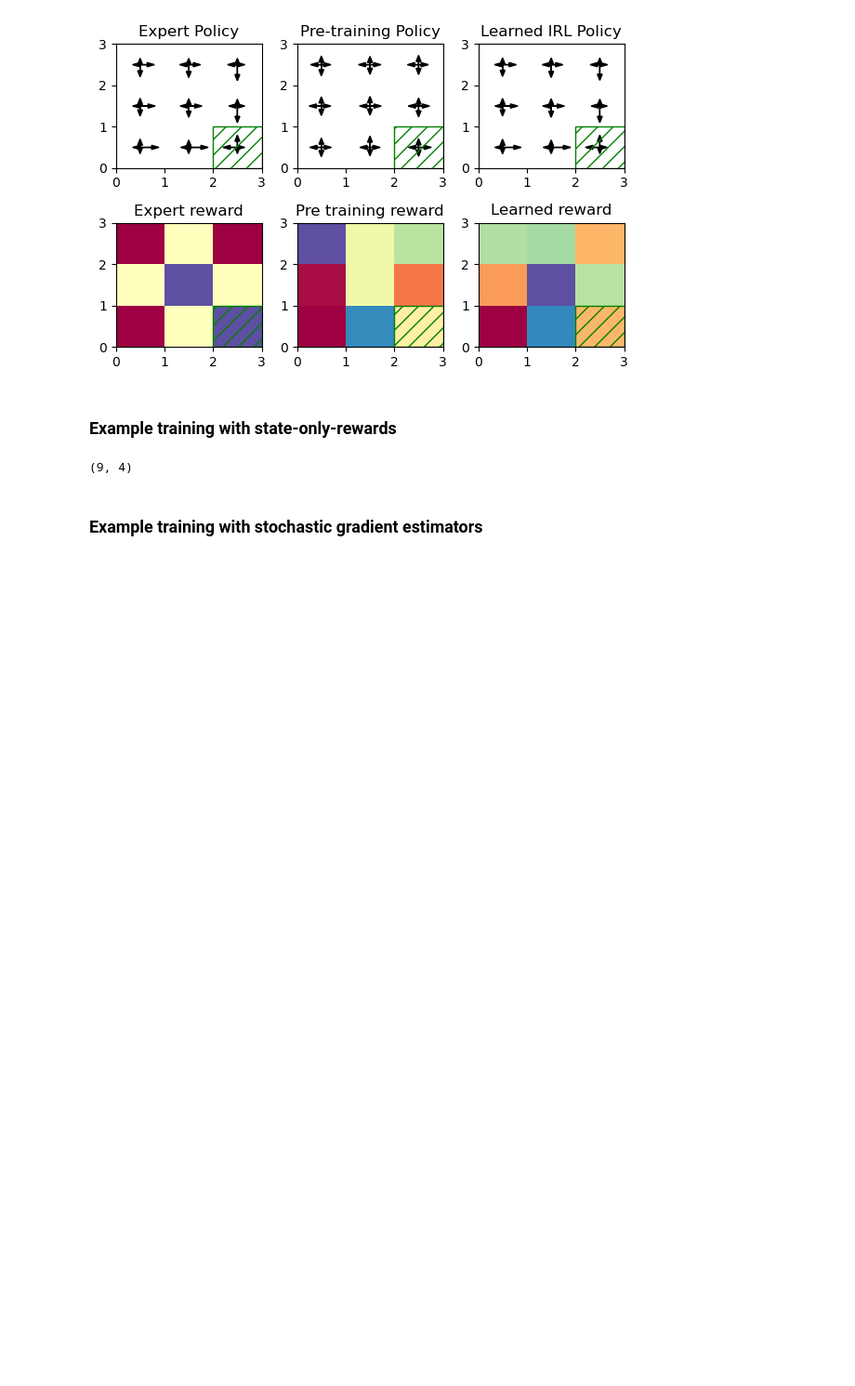
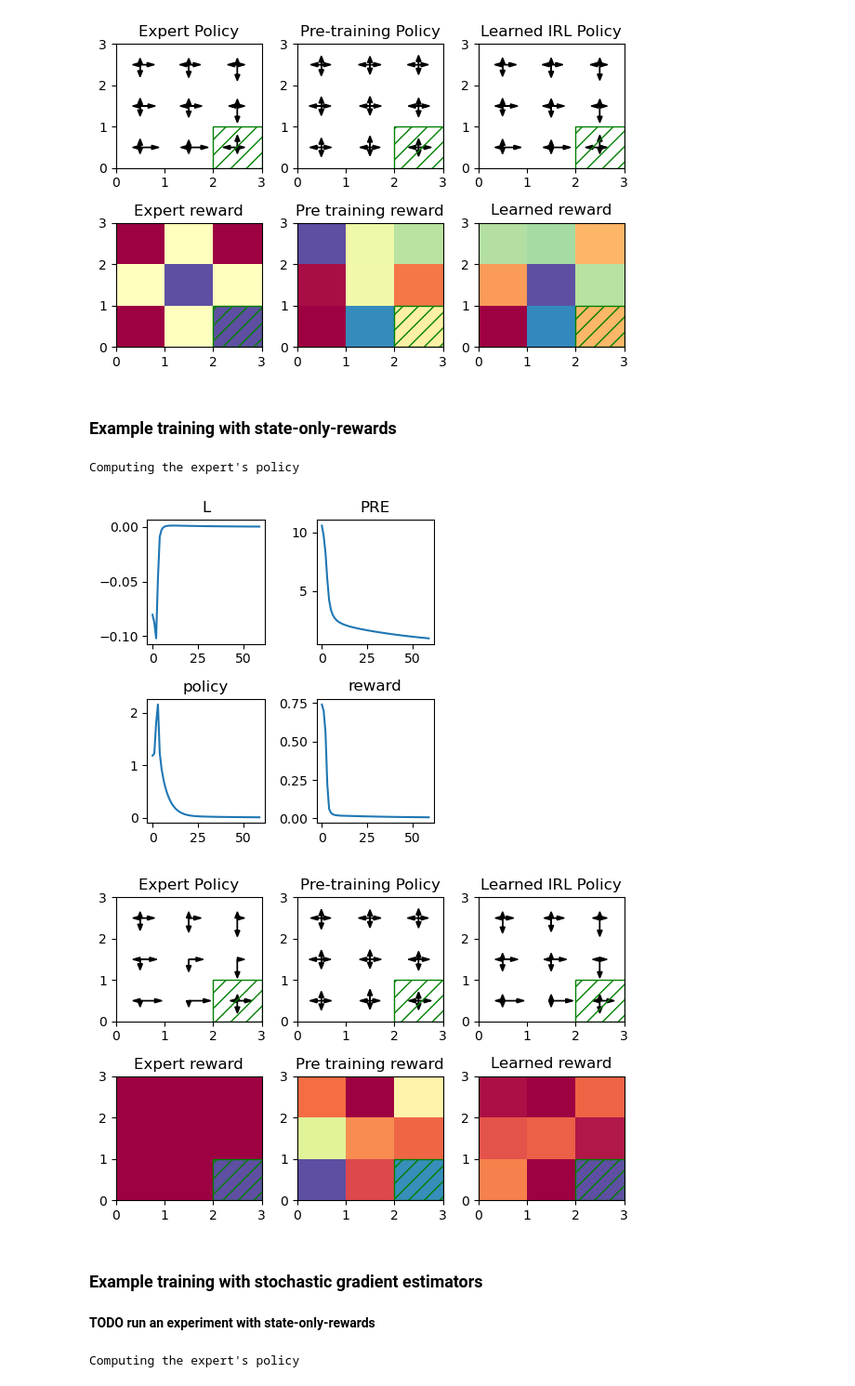
Before and after one commit to RenardDesNeiges/CIRL_Experiments, a Jupyter notebook: notebooks/irl_example.ipynb, the cells around one changed output. Shown at 93% size. Cells and saved outputs as stored; diff of their text form; code cells hidden in the pictures; blank space fills up the shorter version.

```diff
--- a/notebooks/irl_example.ipynb
+++ b/notebooks/irl_example.ipynb
@@ -23,10 +28,35 @@ _ = TracePlotter.gworldIRLPlot(trainer,optimizers,trace,fsize=(6,4))
 [figure]
 # %% [markdown]
 ### Example training with state-only-rewards
-# %%
-mdp = ExampleMDPs.gworld1()
-mdp.R.shape
-# %% [output]
-(9, 4)
+# %%
+mdp = ExampleMDPs.gworld1()
+state_only = lambda w : jnp.repeat(w,mdp.m,1)
+mdp = ExampleMDPs.gworld1()
+w_ref = jnp.expand_dims(jnp.array([1 if s==2 else 0 for  s in range(9)]),1)
+mdp.R = state_only(w_ref)
+trainer = IRL_Trainer(mdp,policy_lr=2,reward_lr=2e-1,beta=0.1,rFun=state_only,init_params=initStateOnlyIRL)
+optimizers, trace = trainer.train(60)
+# %% [output]
+Computing the expert's policy
+# %%
+scalar_plots = [['L','PRE'],['policy','reward']]
+_ = TracePlotter.scalarPlotArray(scalar_plots,trainer,optimizers,trace,(4,4))
+_ = TracePlotter.gworldIRLPlot(trainer,optimizers,trace,fsize=(6,4))
+# %% [output]
+[figure, added]
+[figure, added]
 # %% [markdown]
 ### Example training with stochastic gradient estimators
+# %% [markdown]
+**TODO run an experiment with state-only-rewards**
+# %%
+mdp = ExampleMDPs.gworld1()
+smp = Sampler(mdp,batchsize=300,horizon=150)
+trainer = IRL_Trainer(mdp,policy_lr=2e-2,reward_lr=7e-,beta=0.1,
+                      sampler=smp,
+                      gradients=stochNaturalIRL,
+                      max_theta=1e3,
+                      key = jax.random.PRNGKey(1312))
+optimizers, trace = trainer.train(300)
+# %% [output]
+Computing the expert's policy
```
Also changed, not shown: parts of 2 cells of this notebook, 7 other files.
